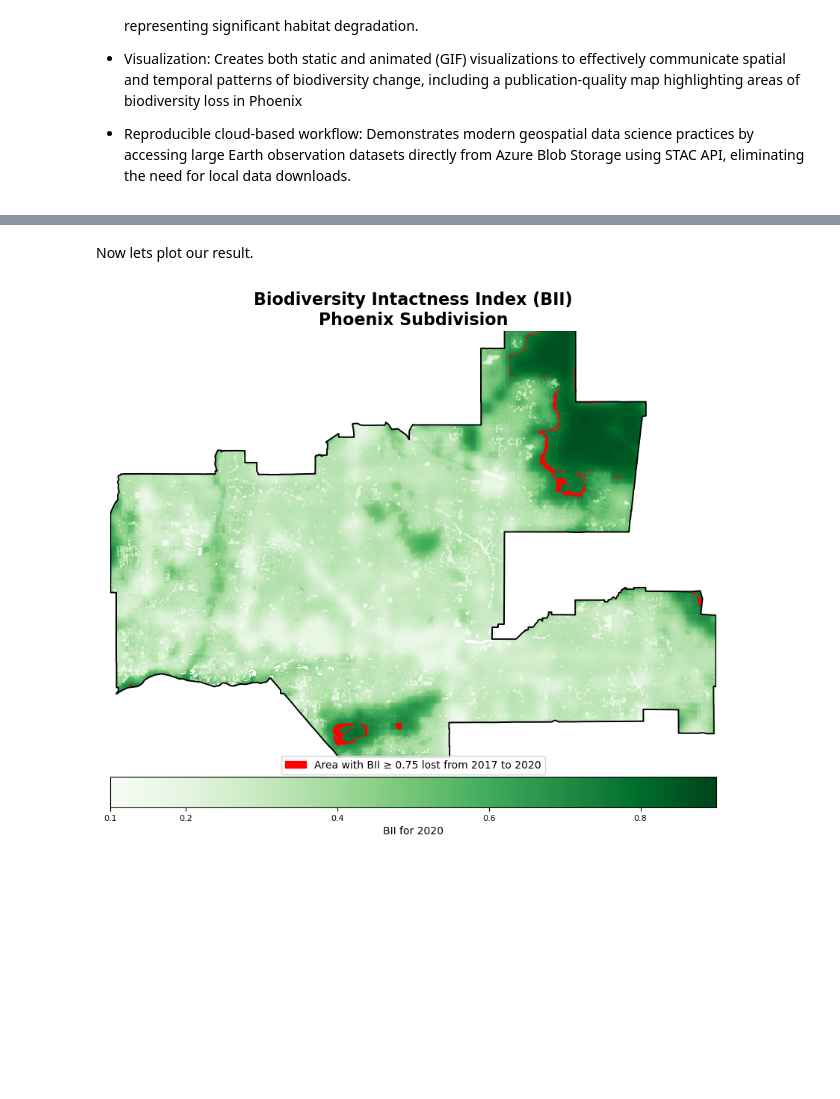
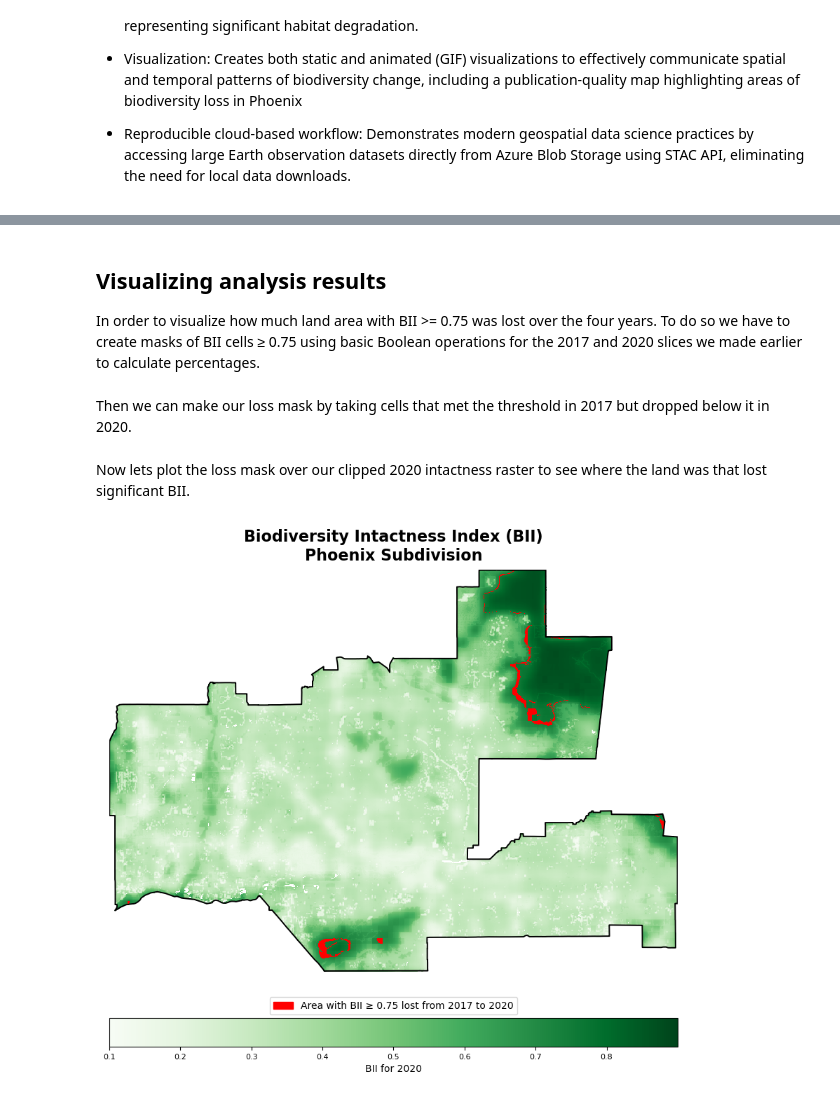
Before and after one commit to lucianbluescher/Phoenix_BII_Change, a Jupyter notebook: phoenix_BII.ipynb, the cells around one changed output, grey strips where cells are left out. Saved outputs shown, nothing was run; the diff lists cells and outputs as text; code cells hidden in the pictures; blank space fills up the shorter version.

```diff
--- a/phoenix_BII.ipynb
+++ b/phoenix_BII.ipynb
@@ -100,0 +83,6 @@ property_table
+# %%
+stack = (
+    stackstac.stack(items,
+                    bounds_latlon=bbox_of_interest,
+                    assets=["data"],
+                    epsg=3857))
@@ -222,0 +220,13 @@ Loss pixels: 2246, area ≈ -26.28 km²
+# %%
+bii_2017 = phoenix_clip.sel(time="2017-01-01T00:00:00")
+bii_2020 = phoenix_clip.sel(time="2020-01-01T00:00:00")
+
+pct_2017 = pct_ge_threshold(bii_2017, thr=0.75)
+pct_2020 = pct_ge_threshold(bii_2020, thr=0.75)
+decline = pct_2017 - pct_2020
+
+
+print(f"Phoenix area with BII ≥ 0.75 in 2017: {pct_2017:.2f}%")
+print(f"Phoenix area with BII ≥ 0.75 in 2020: {pct_2020:.2f}%")
+
+print(f"Thats a reduction of {decline:.2f}% in only 4 years.")
@@ -223,2 +272,3 @@ Loss pixels: 2246, area ≈ -26.28 km²
 # %% [markdown]
-Now lets plot our result.
+## Visualizing analysis results
+In order to visualize how much land area with BII >= 0.75 was lost over the four years. To do so we have to create masks of BII cells ≥ 0.75 using basic Boolean operations for the 2017 and 2020 slices we made earlier to calculate percentages.
@@ -224,0 +278,2 @@ Now lets plot our result.
+# %% [markdown]
+Then we can make our loss mask by taking cells that met the threshold in 2017 but dropped below it in 2020.
@@ -225,43 +282,58 @@ Now lets plot our result.
+# %% [markdown]
+Now lets plot the loss mask over our clipped 2020 intactness raster to see where the land was that lost significant BII.
 # %%
-
 red_cmap = ListedColormap(["r"])
 
 fig, ax = plt.subplots(figsize=(8.5, 9))
 
 im = bii_2020.plot(
     ax=ax,
     cmap="Greens",
     vmin=0.1,
     vmax=0.9,
     add_colorbar=False,
     zorder=1,
 )
 
 loss_plot = loss_mask.where(loss_mask)
 loss_plot.plot(
     ax=ax,
     cmap=red_cmap,
     add_colorbar=False,
     alpha=1.0,
     edgecolor="none",
     linewidth=0,
     zorder=3,
 )
 
-phoenix.boundary.plot(ax=ax, edgecolor="black", linewidth=1.4, zorder=4)
+phoenix.boundary.plot(ax=ax,
+                      edgecolor="black",
+                      linewidth=1.4,
+                      zorder=4)
 
-legend_elements = [patch.Patch(facecolor='red', edgecolor='r',
-                         label='Area with BII ≥ 0.75 lost from 2017 to 2020')]
+legend_elements = [patch.Patch(facecolor='red',
+                               edgecolor='r',
+                    label='Area with BII ≥ 0.75 lost from 2017 to 2020')]
 
-ax.legend(handles=legend_elements, loc='lower center', bbox_to_anchor=(0.5, -0.05), ncol=5)
+ax.legend(
+    handles=legend_elements,
+    loc="lower center",
+    bbox_to_anchor=(0.5, -0.12),
+    ncol=5
+)
 
-cbar = fig.colorbar(im, ax=ax, orientation="horizontal", pad=0.03, fraction=0.05)
+cbar = fig.colorbar(im, ax=ax, orientation="horizontal",
+                               pad=0.08,
+                               fraction=0.05)
 cbar.set_label("BII for 2020")
-cbar.set_ticks([0.1, 0.2, 0.4, 0.6, 0.8])
+cbar.set_ticks([0.1, 0.2, 0.3, 0.4, 0.5, 0.6, 0.7, 0.8])
 cbar.ax.xaxis.set_tick_params(labelsize=8)
 
-ax.set_title("Biodiversity Intactness Index (BII)\nPhoenix Subdivision", fontsize=16, fontweight="bold")
+ax.set_title("Biodiversity Intactness Index (BII)\nPhoenix Subdivision",
+             fontsize=16,
+             fontweight="bold",
+             pad=10)
 ax.set_axis_off()
 plt.tight_layout()
 # %% [output]
-[figure, old version]
+[figure, new version]
```
Also changed, not shown: parts of 43 cells of this notebook, 21 other files.
